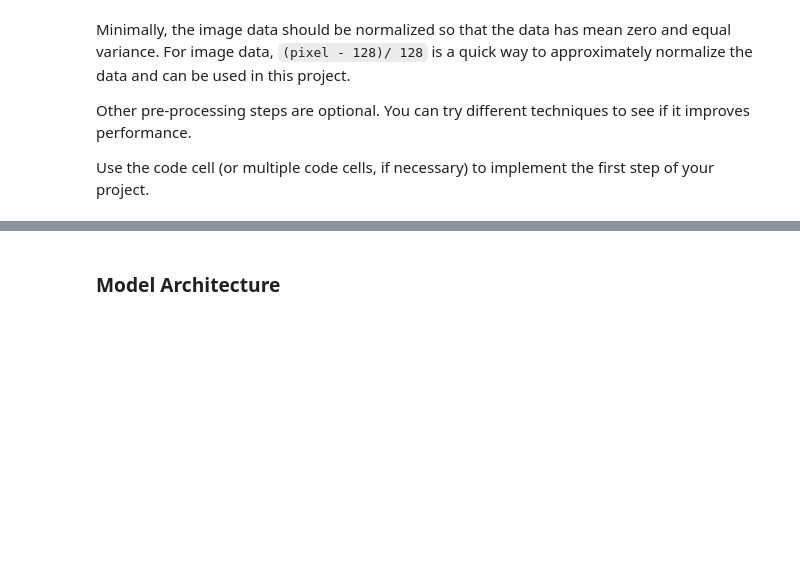
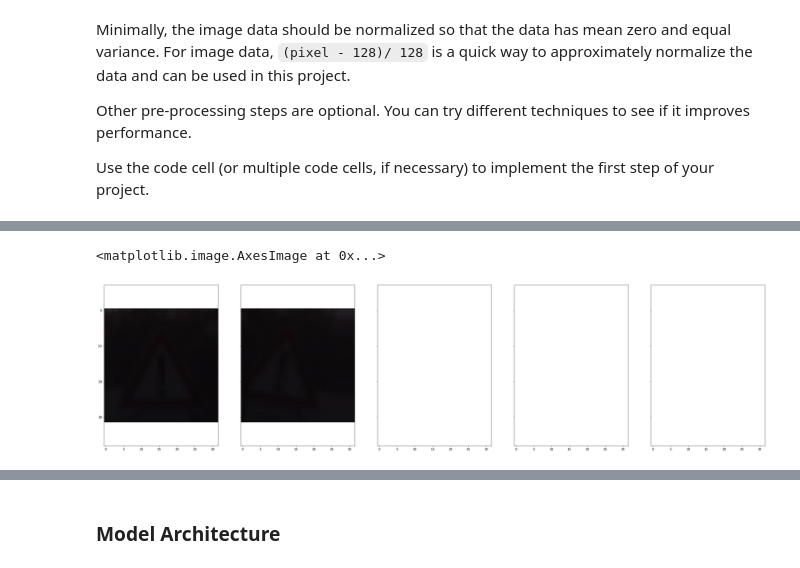
Before and after one commit to stereos/CarND-Traffic-Sign-Classifier-Project, a Jupyter notebook: Traffic_Sign_Classifier.ipynb, the cells around one changed output, grey strips where cells are left out. Cells and saved outputs as stored; diff of their text form; code cells hidden in the pictures; blank space fills up the shorter version.

```diff
--- a/Traffic_Sign_Classifier.ipynb
+++ b/Traffic_Sign_Classifier.ipynb
@@ -287,13 +339,13 @@ def flipToNewClass(x_data,y_data,class1,class2,num_new):
     return x_data,y_data,num_new
 
 def change_image(image,c):
-        #based on what class, we need to hardcode what kind of transformation
+        #based on what class, we need to hardcode what kind of transformationnp
         #is allowed, this is not the nicest way...
-        if c in [11,12,13,15,17,18,22,23,26,30,35] and random.random() < 0.3: #flip_lr, only signs that's "the same" after flip
+        if c in [11,12,13,15,17,18,22,23,26,30,35] and np.random.random() < 0.3: #flip_lr, only signs that's "the same" after flip
             image=cv2.flip(image,1)
-        if c in [12,15,17] and random.random() < 0.3: #flip_ud with 30% probability
+        if c in [12,15,17] and np.random.random() < 0.3: #flip_ud with 30% probability
             image=cv2.flip(image,0)
-        if c in [32] and random.random() < 0.3:#rotate 180
+        if c in [32] and np.random.random() < 0.3:#rotate 180
             image=cv2.flip(image,0)
             image=cv2.flip(image,1)
 
@@ -307,7 +359,7 @@ def change_image(image,c):
         image = cv2.warpAffine(image,M,(32,32), borderMode=cv2.BORDER_REPLICATE)
         M = np.float32([[1,0,np.random.randint(-4,4)],[0,1,np.random.randint(-4,4)]])
         image = cv2.warpAffine(image,M,(32,32), borderMode=cv2.BORDER_REPLICATE)
-        if random.random() < 0.1:
+        if np.random.random() < 0.05:
             image=drunkLearning(image)
         return image
 
@@ -366,3 +418,17 @@ shape after preprecess: (173995, 32, 32, 1)
+# %%
+#Show how  the preprocess affected the image, in the case of color, also show for each channel
+#(for some reason it looks really bad to show it in color after
+fig, axs = plt.subplots(1,5, figsize=(40, 10), sharex=True, sharey=True)
+axs = axs.ravel()
+index= np.random.randint(len(X_train))
+image = X_train[index].squeeze()#normalize(X_train[index]).squeeze()
+image2 = change_image(image,y_train[index])
+
+axs[0].imshow(image, cmap="gray")
+axs[1].imshow(image2, cmap="gray")
+# %% [output]
+<matplotlib.image.AxesImage at 0x...>
+[figure, added]
 # %%
 #Show how  the preprocess affected the image, in the case of color, also show for each channel
 #(for some reason it looks really bad to show it in color after
```
Also changed, not shown: parts of 26 cells of this notebook, 29 other files.
